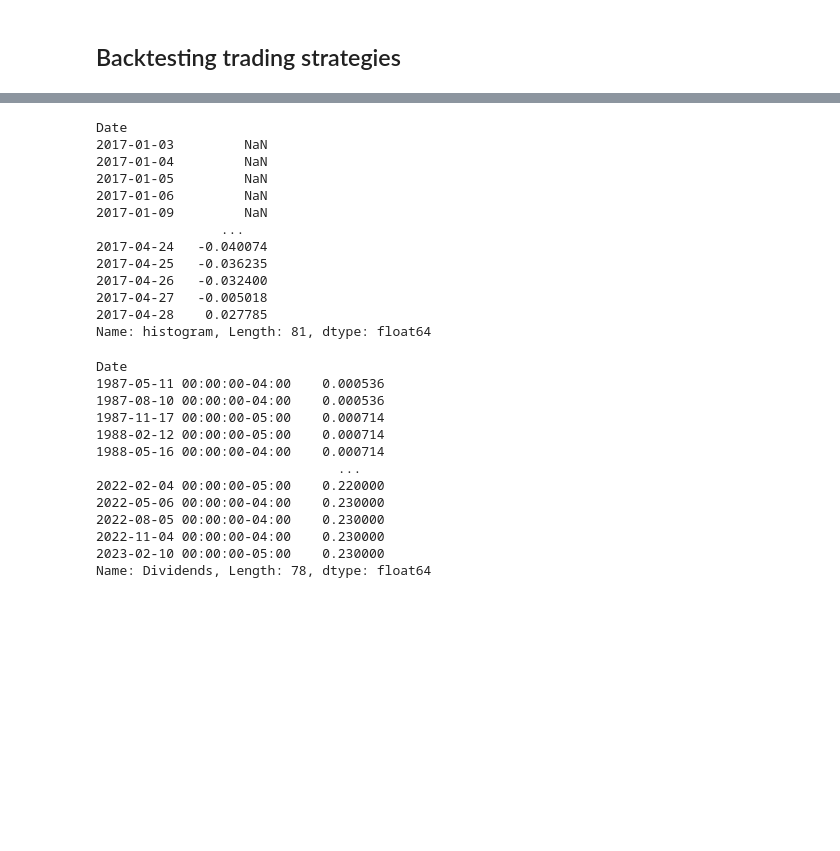
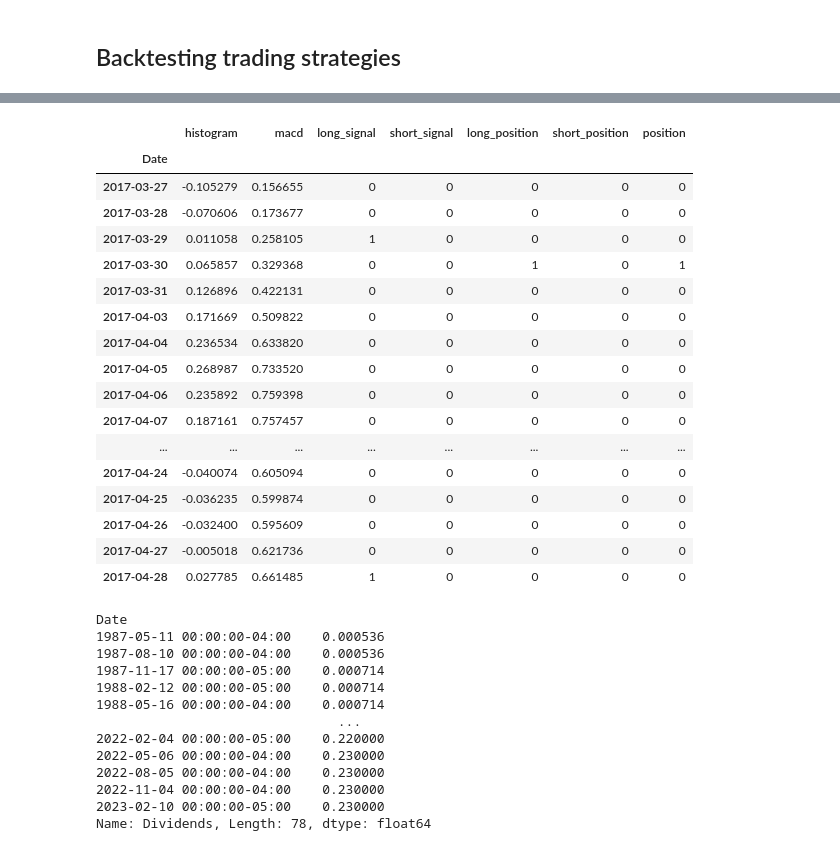
Before and after one commit to ryanlxz/backtesting, a Jupyter notebook: notebooks/test.ipynb, the cells around one changed output, grey strips where cells are left out. Drawn from its saved outputs; the diff is of its cells as text; code cells hidden in the pictures; blank space fills up the shorter version.

```diff
--- a/notebooks/test.ipynb
+++ b/notebooks/test.ipynb
@@ -95,19 +125,24 @@ Name: histogram, Length: 81, dtype: float64
-# %%
-macd_df['histogram']
-# %% [output]
-Date
-2017-01-03         NaN
-2017-01-04         NaN
-2017-01-05         NaN
-2017-01-06         NaN
-2017-01-09         NaN
-                ...
-2017-04-24   -0.040074
-2017-04-25   -0.036235
-2017-04-26   -0.032400
-2017-04-27   -0.005018
-2017-04-28    0.027785
-Name: histogram, Length: 81, dtype: float64
+# %%
+macd_df.loc['2017-03-27':]
+# %% [output]
+|  | histogram | macd | long_signal | short_signal | long_position | short_position | position |
+| Date |  |  |  |  |  |  |  |
+| 2017-03-27 | -0.105279 | 0.156655 | 0 | 0 | 0 | 0 | 0 |
+| 2017-03-28 | -0.070606 | 0.173677 | 0 | 0 | 0 | 0 | 0 |
+| 2017-03-29 | 0.011058 | 0.258105 | 1 | 0 | 0 | 0 | 0 |
+| 2017-03-30 | 0.065857 | 0.329368 | 0 | 0 | 1 | 0 | 1 |
+| 2017-03-31 | 0.126896 | 0.422131 | 0 | 0 | 0 | 0 | 0 |
+| 2017-04-03 | 0.171669 | 0.509822 | 0 | 0 | 0 | 0 | 0 |
+| 2017-04-04 | 0.236534 | 0.633820 | 0 | 0 | 0 | 0 | 0 |
+| 2017-04-05 | 0.268987 | 0.733520 | 0 | 0 | 0 | 0 | 0 |
+| 2017-04-06 | 0.235892 | 0.759398 | 0 | 0 | 0 | 0 | 0 |
+| 2017-04-07 | 0.187161 | 0.757457 | 0 | 0 | 0 | 0 | 0 |
+| ... | ... | ... | ... | ... | ... | ... | ... |
+| 2017-04-24 | -0.040074 | 0.605094 | 0 | 0 | 0 | 0 | 0 |
+| 2017-04-25 | -0.036235 | 0.599874 | 0 | 0 | 0 | 0 | 0 |
+| 2017-04-26 | -0.032400 | 0.595609 | 0 | 0 | 0 | 0 | 0 |
+| 2017-04-27 | -0.005018 | 0.621736 | 0 | 0 | 0 | 0 | 0 |
+| 2017-04-28 | 0.027785 | 0.661485 | 1 | 0 | 0 | 0 | 0 |
 # %%
 aapl = yf.Ticker("aapl")
 aapl.dividends
```
Also changed, not shown: parts of 10 cells of this notebook, 2 other files.
